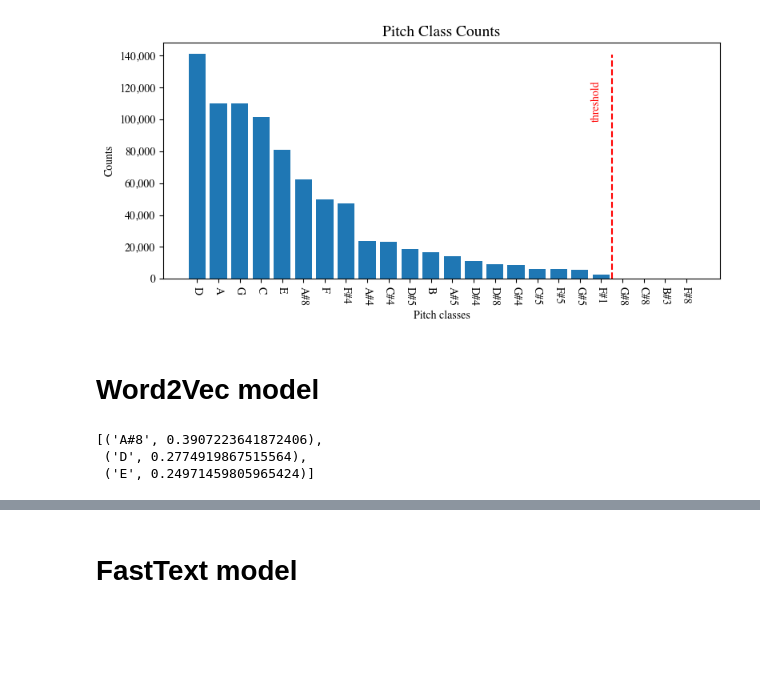
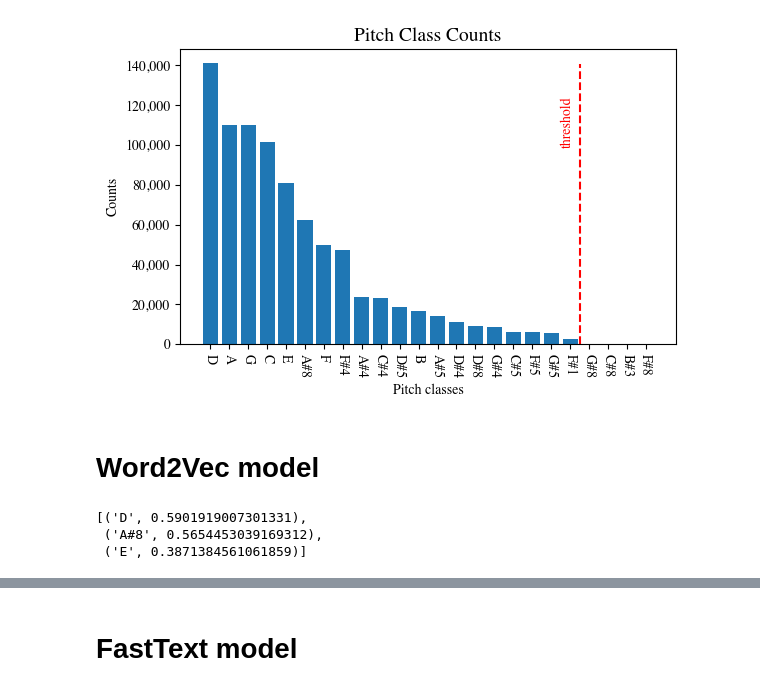
Before and after one commit to ihpar/musvec, a Jupyter notebook: reder.ipynb, the cells around one changed output, grey strips where cells are left out. Cells and saved outputs as stored; diff of their text form; code cells hidden in the pictures; blank space fills up the shorter version.

```diff
--- a/reder.ipynb
+++ b/reder.ipynb
@@ -38,20 +18,20 @@ pitches_sorted
 # %%
 THRESHOLD = 20
 # %%
-fig = plt.figure(figsize=(8, 4))
+fig = plt.figure(figsize=(6, 4))
 plt.title("Pitch Class Counts", fontdict={"fontsize": 14})
 plt.xlabel("Pitch classes")
 plt.xticks(rotation=-90)
 plt.ylabel("Counts")
 plt.gca().yaxis.set_major_formatter(
     plt.matplotlib.ticker.StrMethodFormatter("{x:,.0f}"))
 plt.bar(pitches, pitch_counts)
 plt.tight_layout()
 plt.axvline(x=THRESHOLD-0.5, ymax=0.95, color="r", linestyle="--")
 plt.text(THRESHOLD-1.5, 100000, "threshold", rotation=90, color="r")
 plt.show()
 # %% [output]
-[figure, old version]
+[figure, new version]
 # %%
 common_pitches = [x[0] for x in counts.most_common(THRESHOLD)]
 common_docs = []
@@ -62,11 +42,11 @@ for doc in docs:
 # Word2Vec model
 # %%
 w2v_model = Word2Vec(sentences=common_docs,
-                     vector_size=20, epochs=10, window=4)
+                     vector_size=10, epochs=100, window=7)
 w2v_model.wv.most_similar(positive=["C", "A"], negative=["G"], topn=3)  # D
 # %% [output]
-[('A#8', 0.3907223641872406),
- ('D', 0.2774919867515564),
- ('E', 0.24971459805965424)]
+[('D', 0.5901919007301331),
+ ('A#8', 0.5654453039169312),
+ ('E', 0.3871384561061859)]
 # %%
 w2v_model.wv.most_similar("G")
```
Also changed, not shown: parts of 21 cells of this notebook, 4 other files.
